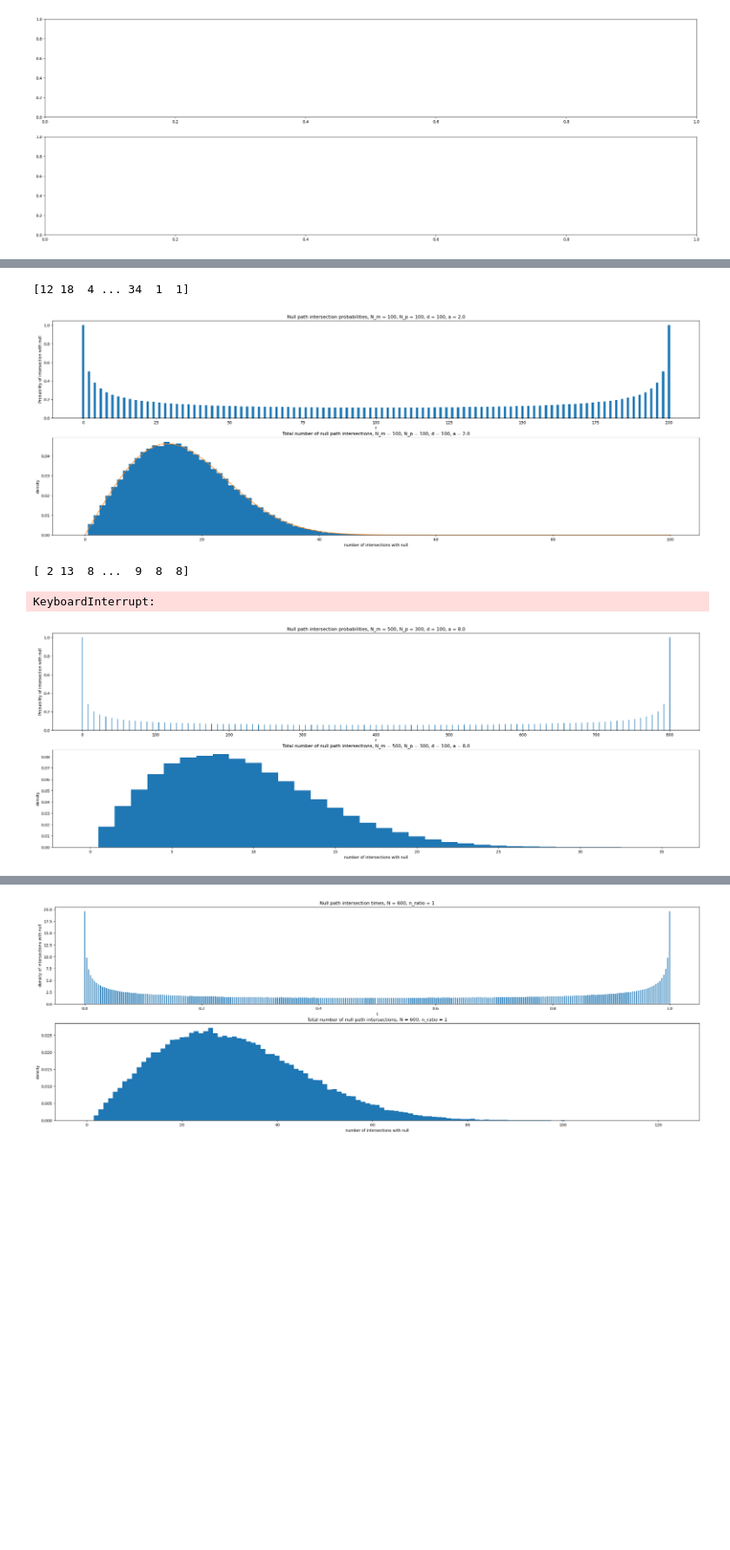
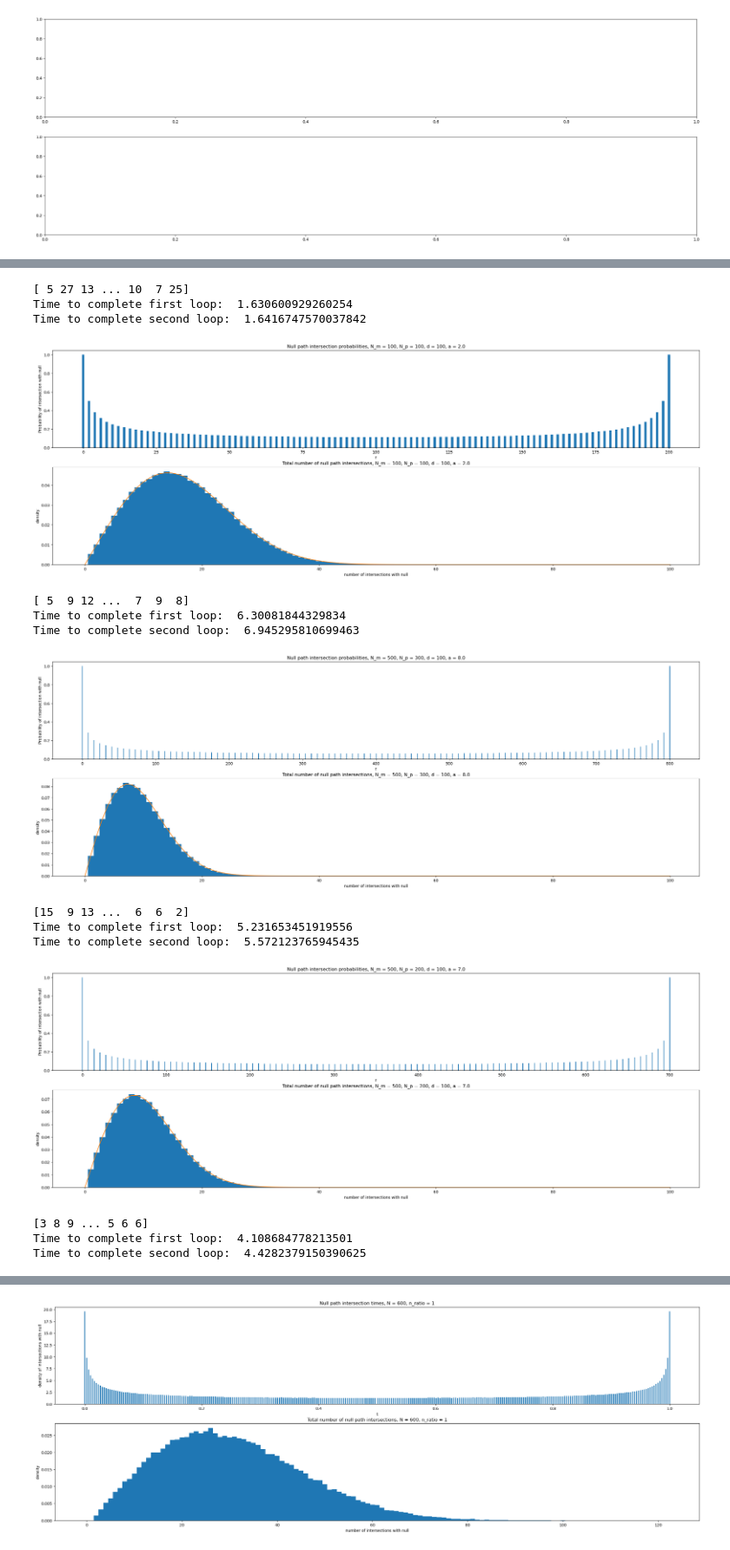
Before and after one commit to naqib-a/M4R-project, a Jupyter notebook: M4R code.ipynb, the cells around one changed output, grey strips where cells are left out. Shown at 87% size. Drawn from its saved outputs; the diff is of its cells as text; code cells hidden in the pictures; blank space fills up the shorter version.

```diff
--- a/M4R code.ipynb
+++ b/M4R code.ipynb
@@ -724,7 +702,7 @@ for i in range(len(N1)):
         axs[1].set_ylabel("density")
 
 
-        axs[1].plot(np.arange(51), intersect_num_dp(N / n_ratio, 50))
+        axs[1].plot(np.arange(51), intersect_num_dp(N_m, N_p))
         plt.show()
 
         del inters, inter_number
@@ -780,9 +760,8 @@ ValueError: shape mismatch: objects cannot be broadcast to a single shape.  Mism
 # n_ratios = [15] + [i for i in range(1,4)]
 # N1 = [15 * 16] + [i * 300 for i in range(1,3)]
 
-N_ps = [15, 100, 300, 400, 200]
-N_ms = [15 * 16, 100, 500, 500, 500]
-k=70
+N_ps = [15, 100, 300, 200, 450, 718]
+N_ms = [15 * 16, 100, 500, 500, 500, 100]
 
 M = 200000
 
@@ -833,6 +814,16 @@ for i in range(len(N_ps)):
 [figure]
-[12 18  4 ... 34  1  1]
+[ 5 27 13 ... 10  7 25]
+Time to complete first loop:  1.630600929260254
+Time to complete second loop:  1.6416747570037842
 [figure]
-[ 2 13  8 ...  9  8  8]
+[ 5  9 12 ...  7  9  8]
+Time to complete first loop:  6.30081844329834
+Time to complete second loop:  6.945295810699463
+[figure, new version]
-KeyboardInterrupt:
+[15  9 13 ...  6  6  2]
+Time to complete first loop:  5.231653451919556
+Time to complete second loop:  5.572123765945435
-[figure, old version]
+[figure, added]
+[3 8 9 ... 5 6 6]
+Time to complete first loop:  4.108684778213501
+Time to complete second loop:  4.4282379150390625
```
Also changed, not shown: parts of 11 cells of this notebook.
